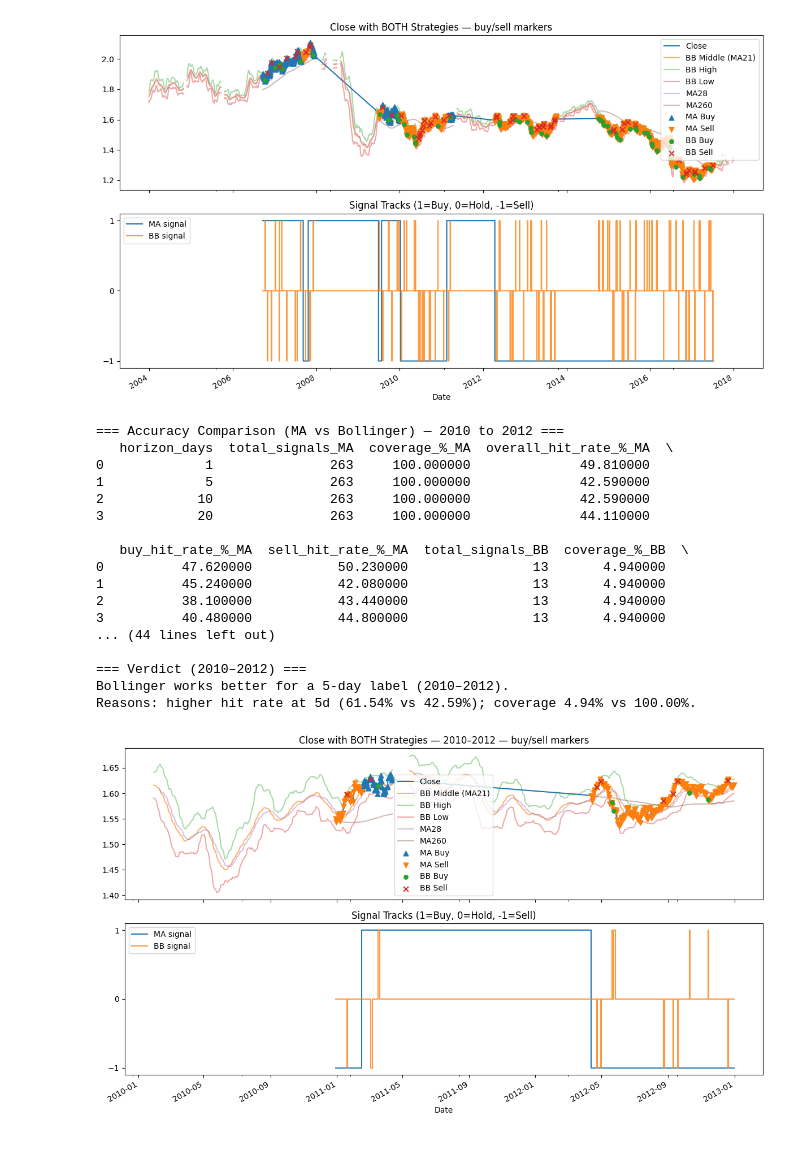
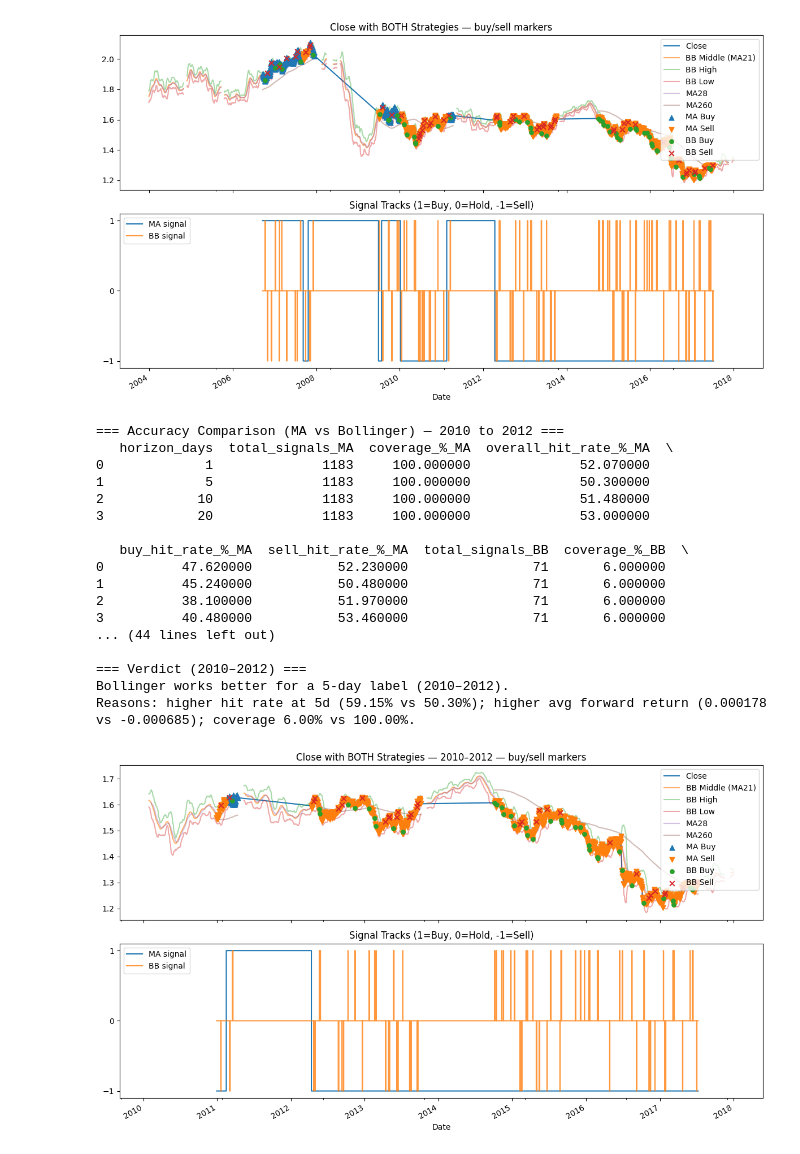
Before and after one commit to mahamodul05/Foundation_Course, a Jupyter notebook: lab2_data_preprocessing.ipynb, the cells around one changed output. Cells and saved outputs as stored; diff of their text form; code cells hidden in the pictures.

```diff
--- a/lab2_data_preprocessing.ipynb
+++ b/lab2_data_preprocessing.ipynb
@@ -1032,7 +1032,7 @@ BB_STD    = 2
 
 # Date filter
 START = '2010-01-01'
-END   = '2012-12-31'
+END   = '2018-12-31'
 
 # =========================
 # 1) Load & prep data
@@ -1214,40 +1214,40 @@ ma_sells = df[df['sig_ma'] == -1]
 ax1.scatter(ma_buys.index,  ma_buys['Close'],  marker='^', s=40, label='MA Buy',  zorder=3)
 ax1.scatter(ma_sells.index, ma_sells['Close'], marker='v', s=40, label='MA Sell', zorder=3)
 
 # Markers for Bollinger signals
 bb_buys  = df[df['sig_bb'] == 1]
 bb_sells = df[df['sig_bb'] == -1]
 ax1.scatter(bb_buys.index,  bb_buys['Close'],  marker='o', s=28, label='BB Buy',  zorder=3)
 ax1.scatter(bb_sells.index, bb_sells['Close'], marker='x', s=40, label='BB Sell', zorder=3)
 
 ax1.set_title('Close with BOTH Strategies — 2010–2012 — buy/sell markers')
 ax1.set_xlabel(''); ax1.legend(loc='best')
 
 # Bottom: overlay of both signal tracks
 ax2 = plt.subplot(2, 1, 2, sharex=ax1)
 df['sig_ma'].plot(ax=ax2, drawstyle='steps-post', label='MA signal')
 df['sig_bb'].plot(ax=ax2, drawstyle='steps-post', alpha=0.8, label='BB signal')
 ax2.set_yticks([-1, 0, 1]); ax2.set_title('Signal Tracks (1=Buy, 0=Hold, -1=Sell)')
 ax2.legend(loc='best')
 
 plt.tight_layout()
 plt.show()
 # %% [output]
 === Accuracy Comparison (MA vs Bollinger) — 2010 to 2012 ===
    horizon_days  total_signals_MA  coverage_%_MA  overall_hit_rate_%_MA  \
-0             1               263     100.000000              49.810000
-1             5               263     100.000000              42.590000
-2            10               263     100.000000              42.590000
-3            20               263     100.000000              44.110000
+0             1              1183     100.000000              52.070000
+1             5              1183     100.000000              50.300000
+2            10              1183     100.000000              51.480000
+3            20              1183     100.000000              53.000000
 
    buy_hit_rate_%_MA  sell_hit_rate_%_MA  total_signals_BB  coverage_%_BB  \
-0          47.620000           50.230000                13       4.940000
-1          45.240000           42.080000                13       4.940000
-2          38.100000           43.440000                13       4.940000
-3          40.480000           44.800000                13       4.940000
+0          47.620000           52.230000                71       6.000000
+1          45.240000           50.480000                71       6.000000
+2          38.100000           51.970000                71       6.000000
+3          40.480000           53.460000                71       6.000000
 ... (44 lines left out)
 
 === Verdict (2010–2012) ===
 Bollinger works better for a 5-day label (2010–2012).
-Reasons: higher hit rate at 5d (61.54% vs 42.59%); coverage 4.94% vs 100.00%.
+Reasons: higher hit rate at 5d (59.15% vs 50.30%); higher avg forward return (0.000178 vs -0.000685); coverage 6.00% vs 100.00%.
-[figure, old version]
+[figure, new version]
```
